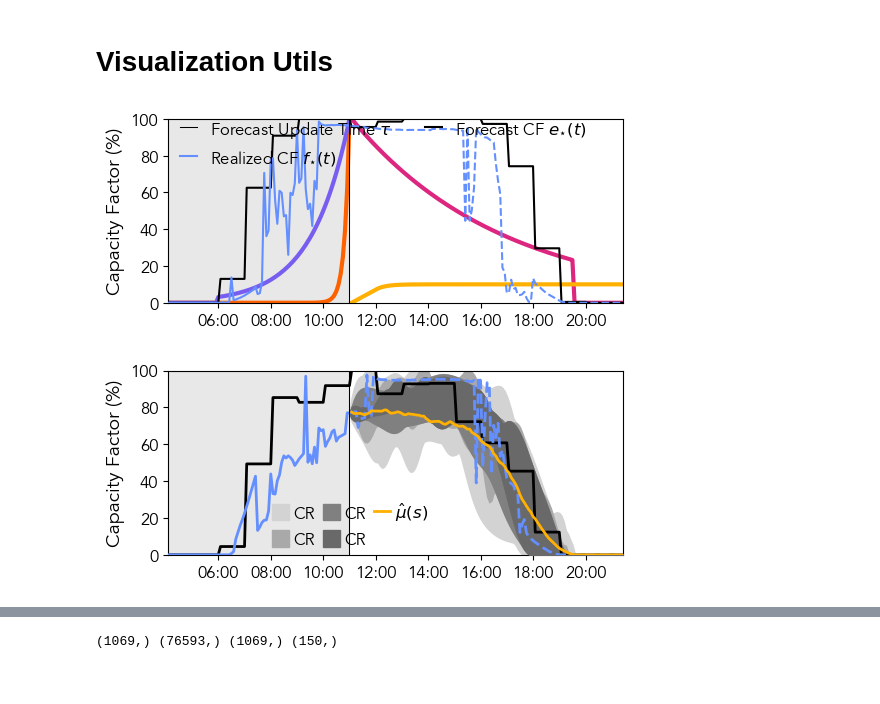
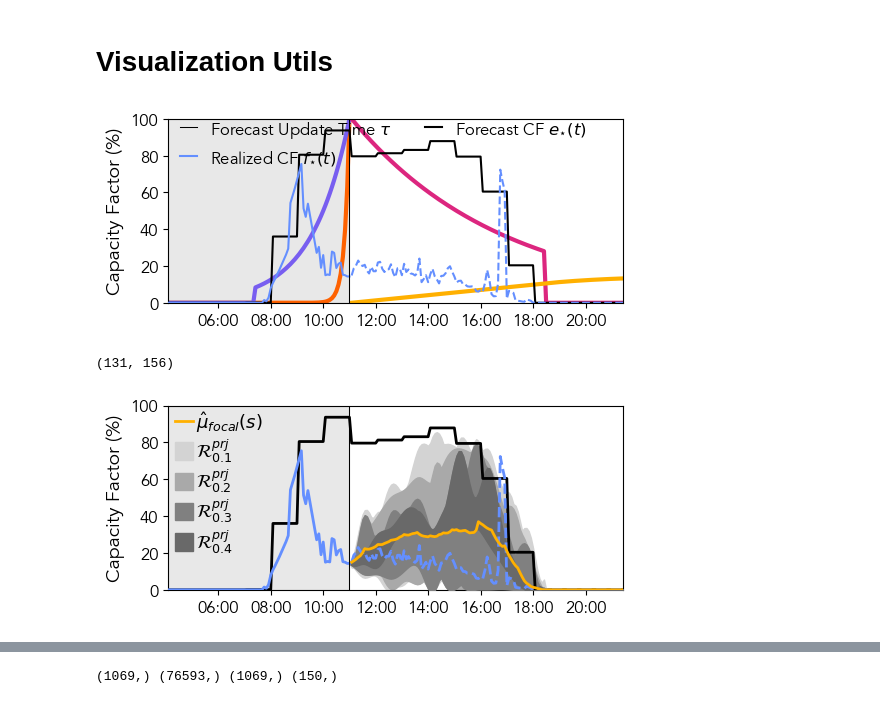
Before and after one commit to gterren/functional_forecast_dynamic_update, a Jupyter notebook: notebooks/solar_asset_ffc_viz.ipynb, the cells around one changed output, grey strips where cells are left out. Drawn from its saved outputs; the diff is of its cells as text; code cells hidden in the pictures.

```diff
--- a/notebooks/solar_asset_ffc_viz.ipynb
+++ b/notebooks/solar_asset_ffc_viz.ipynb
@@ -106,6 +109,9 @@ _init = {120: 3, 144: 2, 168: 2}
 exp_description="unbiased-025-3"
 _init = {120: 3, 144: 3, 168: 1}
 
+exp_description="unbiased-025-6"
+_init = {120: 1, 144: 1, 168: 1}
+
 hyper_, envelope_ = loader.hyperparameters(
     _init,
     resource,
@@ -194,7 +178,7 @@ time alpha
 # %% [markdown]
 # Functional kNNs dynamic update
 # %%
-day = 244
+day = 24
 asset = 13
 interval = 132
 
@@ -506,7 +361,10 @@ plt.show()
 # %% [markdown]
 # Visualization Utils
 # %%
-_fig, _ax = plt.subplots(figsize = (5.25, 2.25), constrained_layout = True)
+_fig, _ax = plt.subplots(
+    figsize = (5.25, 2.25),
+    constrained_layout = True
+)
 
 plotter.plot_forecast_parameters(
     _fig, _ax, palette_,
@@ -532,70 +390,82 @@ plt.savefig(IMAGES / f"hyper-{file_name}.pdf")
 
 plt.show()
 # %% [output]
-[figure, old version]
+[figure, new version]
 # %%
 # Samples in each confidence band
 score = 'FCS'
 distance = "fknn"
 alpha_ = [0.1, 0.2, 0.3, 0.4]
-_depth = ModifiedBandDepth()
 
 M_int_, M_int_ds_ = _fdu.functional_downsampling(
     subsample=12,
-    #n_basis=10,
     n_basis=int(1.333*(T - interval)/12),
-
 )
 
 J_ = _fdu.focal_curve_envelope(
-    _depth,
+    None,
     M_int_,
-    distance
+    distance,
 )
+print(J_.shape)
 
 k_ = get_band_fraction(
     envelope_,
     alpha_,
     interval,
     distance,
-    score
+    score,
 )
 
-f_focal_ext_, _upper, _lower = _fdu.focal_envelope_confidence_bands(
+f_focal_ext_, _upper, _lower = _fdu.focal_envelope_confidence_region(
     alpha_,
-    k_
+    k_,
 )
 
-_fig, _ax = plt.subplots(figsize = (5.25, 2.25), constrained_layout = True)
+_fig, _ax = plt.subplots(
+    figsize = (5.25, 2.25),
+    constrained_layout = True,
+)
 
 plotter.plot_envelope(
-    _fig, _ax, palette_,
-    _upper, _lower, f_focal_ext_, f_, f_hat_, e_biased_, dx_,
+    _fig,
+    _ax,
+    palette_,
+    _upper,
+    _lower,
+    f_focal_ext_,
+    f_,
+    f_hat_,
+    e_biased_,
+    dx_,
     dt_ = dt_ + 5,
     interval = interval,
     n=120,
     color_med=palette_.loc[4, "ibm"],
-    label=r"$\hat{\mu} (s)$",
-    CR="CR",
+    label = r"$\hat{\mu}_{focal} (s)$",
+    CR=r"$\mathcal{{R}}^{{prj}}_{{{}}}$",
     range_=[48, 256],
     legend_1=False,
     legend_2=True,
 )
 
 _ax.legend(
-    frameon=False,
-    loc=(0.215, 0.),
-    fontsize=12,
-    columnspacing=0.5,
-    handletextpad=0.25,
-    ncol=3,
+    frameon = False,
+    loc = (0., .15),
+    #loc = 'lower center',
+    fontsize = 13,
+    columnspacing = 0.25,
+    handletextpad = 0.125,
+    labelspacing = 0.125,
+    ncol = 1,
 )
 
 plt.savefig(IMAGES / f"focal_curve_envelop-{file_name}.pdf")
 
 plt.show()
 # %% [output]
+(131, 156)
-[figure, old version]
+[figure, new version]
 # %%
 distance = 'MBD'
 _depth = ModifiedBandDepth()
```
Also changed, not shown: parts of 26 cells of this notebook, 33 other files.
